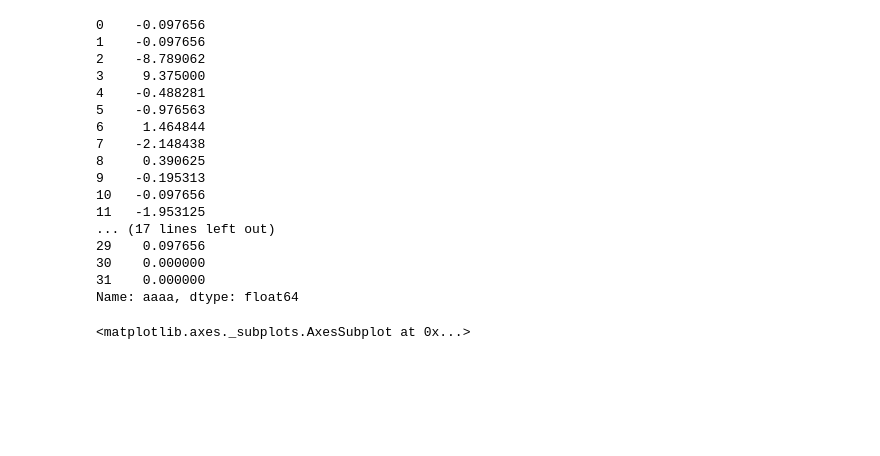
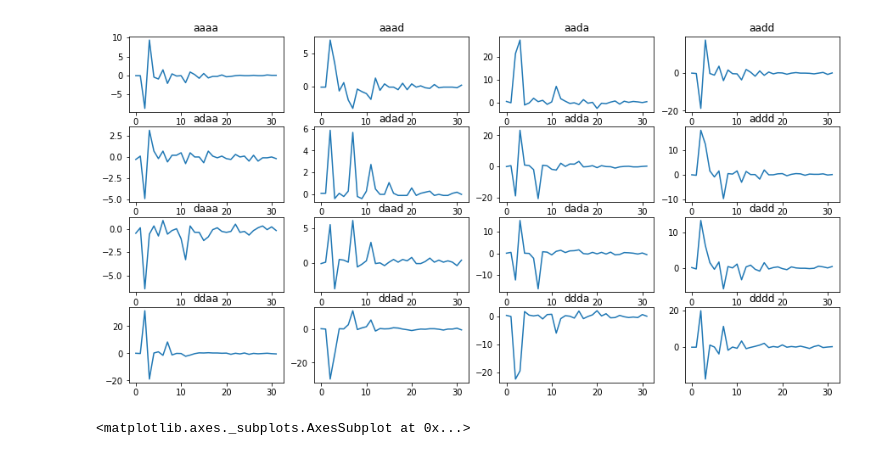
Before and after one commit to ZFlys/keras, a Jupyter notebook: Kingfa_WPT_128_32.ipynb, the cells around one changed output. Saved outputs shown, nothing was run; the diff lists cells and outputs as text; code cells hidden in the pictures; blank space fills up the shorter version.

```diff
--- a/Kingfa_WPT_128_32.ipynb
+++ b/Kingfa_WPT_128_32.ipynb
@@ -16,26 +16,19 @@ def wpt1D(data, wavelet='db1', mode='symmetric', maxlevel=4):
     return df_wpt
 # %%
 X = np.array(pd.read_csv(kingfa_datasets_path+"data.csv", index_col=0))
-# %%
-wpt1D(X[0]).iloc[:,0]
-# %% [output]
-0    -0.097656
-1    -0.097656
-2    -8.789062
-3     9.375000
-4    -0.488281
-5    -0.976563
-6     1.464844
-7    -2.148438
-8     0.390625
-9    -0.195313
-10   -0.097656
-11   -1.953125
-... (17 lines left out)
-29    0.097656
-30    0.000000
-31    0.000000
-Name: aaaa, dtype: float64
+# %%
+wpt = wpt1D(X[0])
+# %%
+wptcolist = wpt.columns.values.tolist()
+# %%
+plt.figure(44, figsize=(15, 7.5))
+for i in range(16):
+    plt.subplot(4,4,i+1)
+    plt.plot(wpt.iloc[:, i])
+    plt.title(wptcolist[i])
+plt.show()
+# %% [output]
+[figure, added]
 # %%
 wpt1D(X[0]).plot(figsize=(15, 7.5))
 # %% [output]
```
Also changed, not shown: parts of 2 cells of this notebook.
